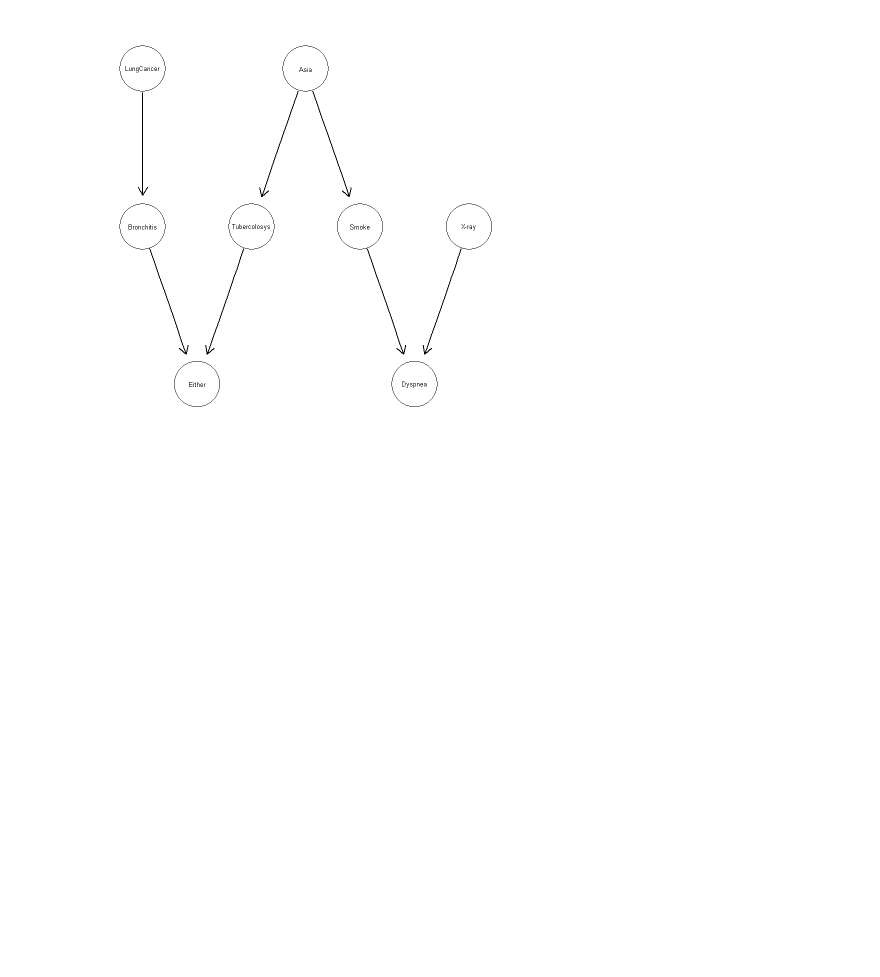
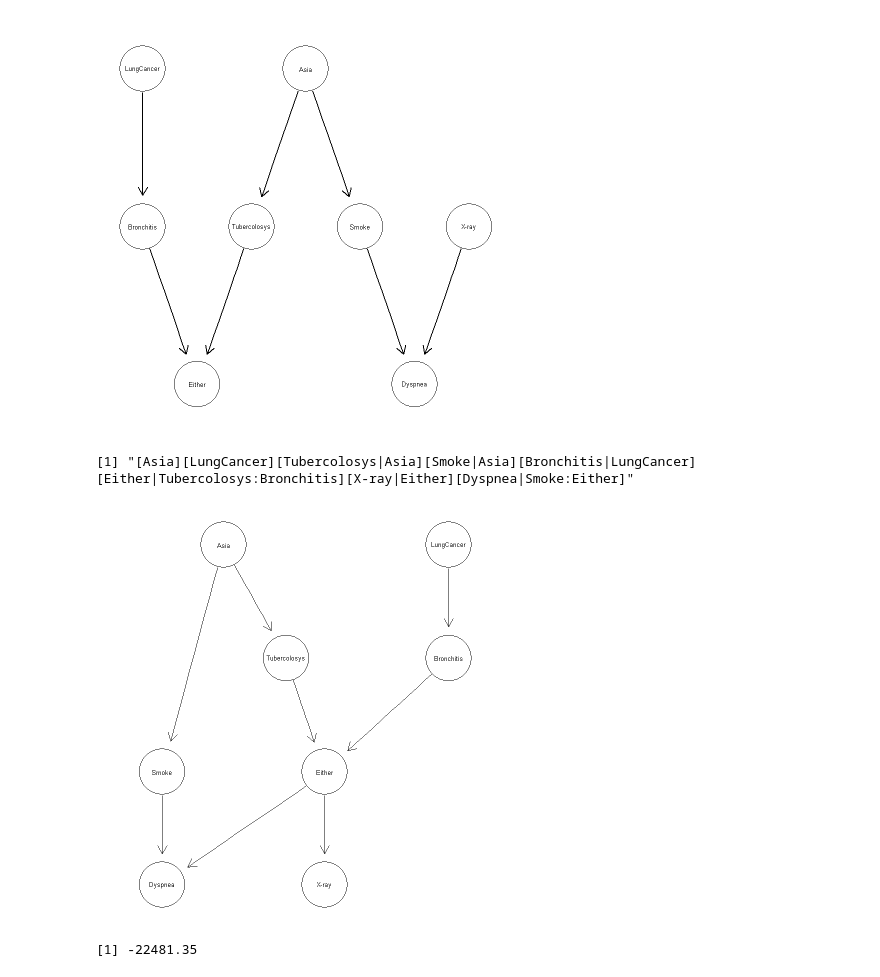
Before and after one commit to GiovanniZago/Bayesian-Networks, a Jupyter notebook: K2_asia_analysis.ipynb, the cells around one changed output. Saved outputs shown, nothing was run; the diff lists cells and outputs as text; code cells hidden in the pictures; blank space fills up the shorter version.

```diff
--- a/K2_asia_analysis.ipynb
+++ b/K2_asia_analysis.ipynb
@@ -179,3 +193,16 @@ Smoke         1         2
 plot(net)
 # %% [output]
 [figure]
+# %%
+learned <- hc(DF)
+modelstring(learned)
+# %% [output]
+[1] "[Asia][LungCancer][Tubercolosys|Asia][Smoke|Asia][Bronchitis|LungCancer][Either|Tubercolosys:Bronchitis][X-ray|Either][Dyspnea|Smoke:Either]"
+# %%
+graphviz.plot(learned)
+# %% [output]
+[figure, added]
+# %%
+score(learned, data = DF, type = "bic")
+# %% [output]
+[1] -22481.35
```
Also changed, not shown: parts of 3 cells of this notebook, 6 other files.
